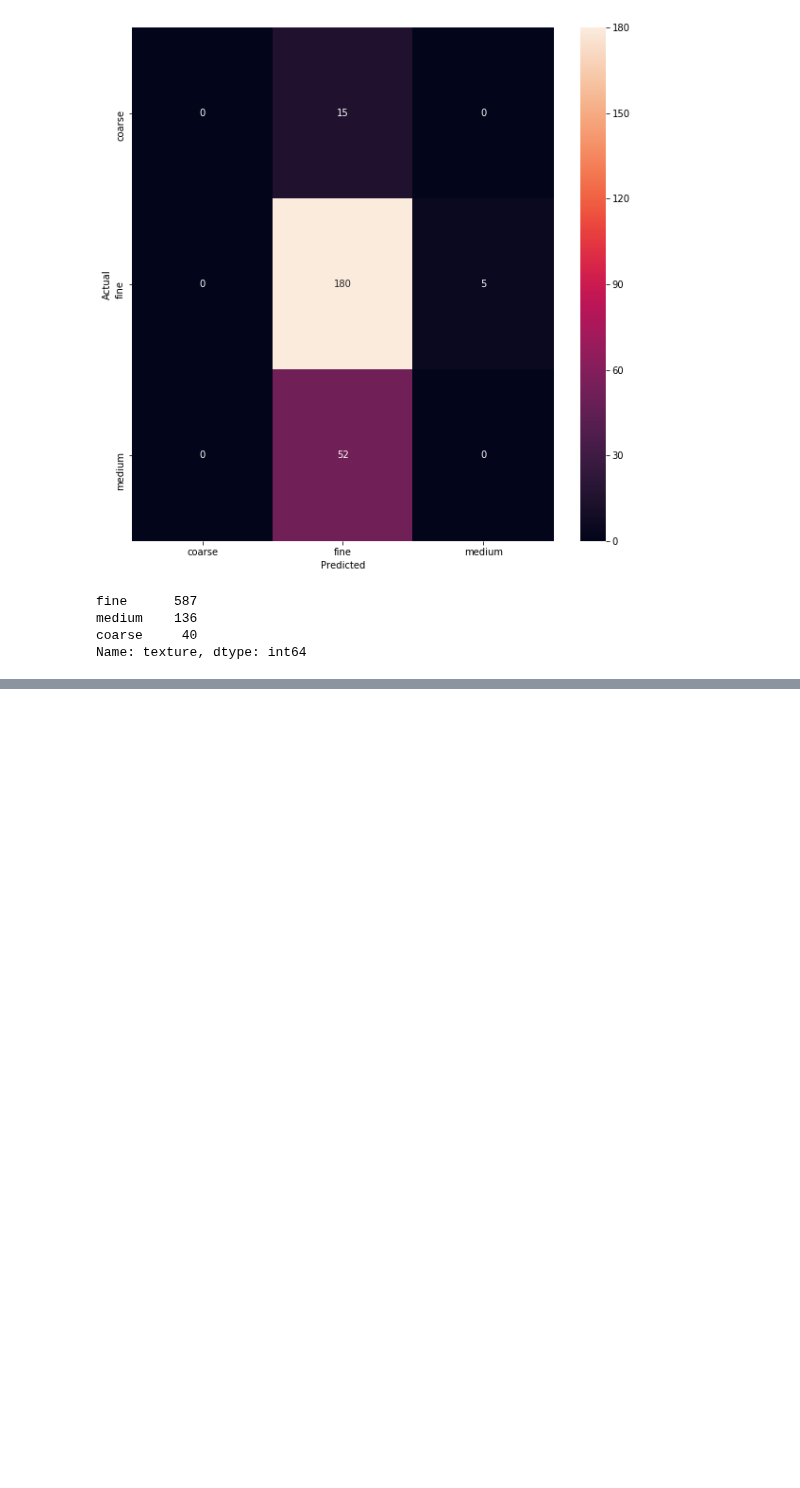
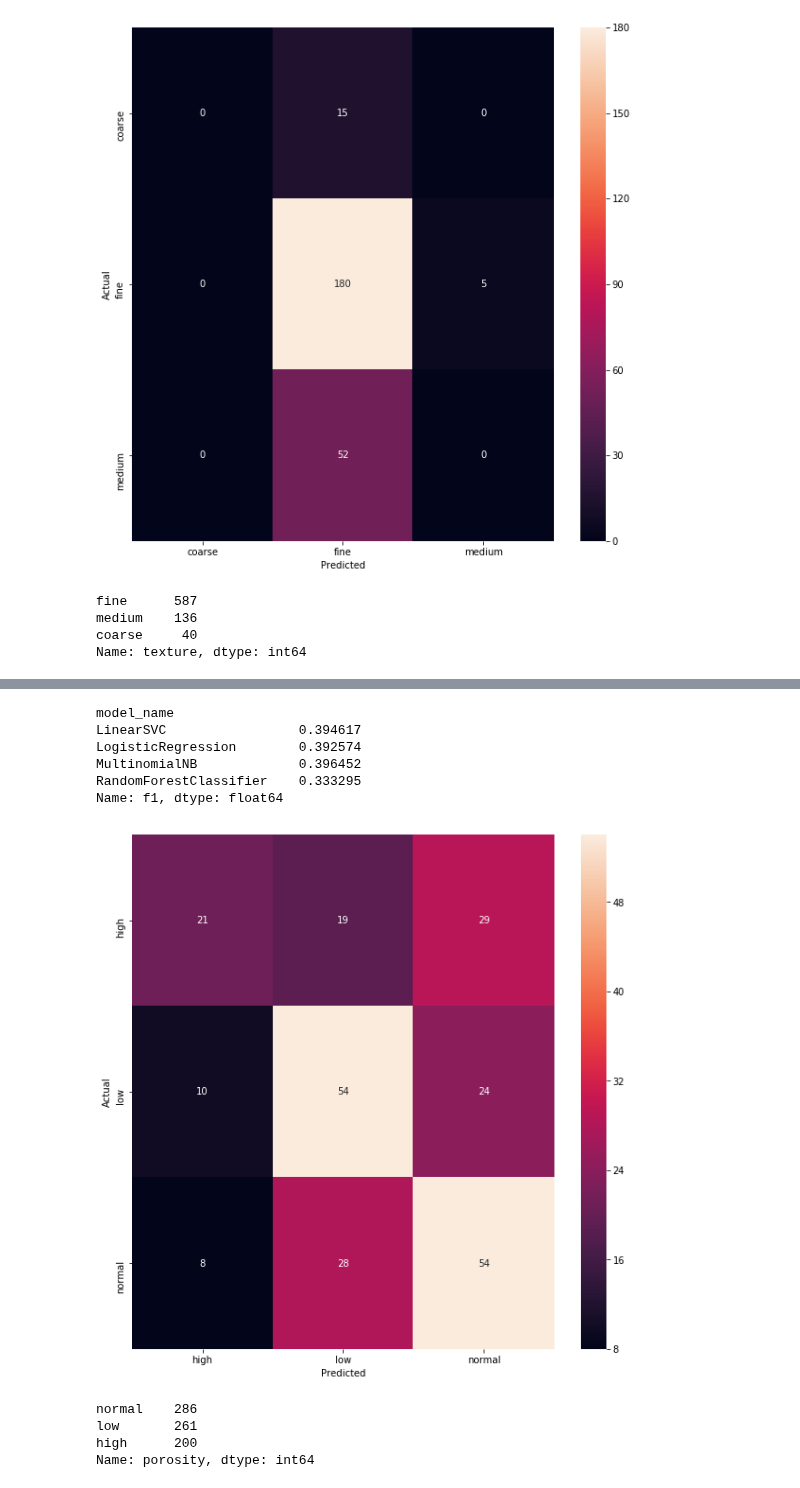
Before and after one commit to 99KHayes/products-for-curlies, a Jupyter notebook: notebooks/03_analysis/20190911-kph-models-on-cleaned-data.ipynb, the cells around one changed output, grey strips where cells are left out. Cells and saved outputs as stored; diff of their text form; code cells hidden in the pictures; blank space fills up the shorter version.

```diff
--- a/notebooks/03_analysis/20190911-kph-models-on-cleaned-data.ipynb
+++ b/notebooks/03_analysis/20190911-kph-models-on-cleaned-data.ipynb
@@ -448,0 +604,6 @@ Name: texture, dtype: int64
+# %%
+
+clean_porosity_products_df['porosity_catagory'] = pd.Categorical(clean_porosity_products_df.porosity)
+clean_porosity_products_df["porosity_catagory"] = clean_porosity_products_df["porosity_catagory"].cat.codes
+print(clean_porosity_products_df.describe())
+clean_porosity_products_df.head()
@@ -448,0 +642,53 @@ Name: texture, dtype: int64
+# %%
+X_train, X_test, y_train, y_test = train_test_split(clean_porosity_products_df['relevant_products'], clean_porosity_products_df['porosity'], random_state = 0)
+count_vect = CountVectorizer()
+X_train_counts = count_vect.fit_transform(X_train)
+features = count_vect.fit_transform(clean_porosity_products_df.relevant_products).toarray()
+labels = clean_porosity_products_df.porosity
+# %%
+from sklearn.metrics import precision_score
+#precision_score(df.actual_label.values, df.predicted_RF.values)
+models = [
+    RandomForestClassifier(n_estimators=200, max_depth=3, random_state=0),
+    LinearSVC(),
+    MultinomialNB(),
+    LogisticRegression(random_state=0)]
+CV = 5
+cv_df = pd.DataFrame(index=range(CV * len(models)))
+entries = []
+for model in models:
+    model_name = model.__class__.__name__
+    #precisions = cross_val_score(model, features, labels, scoring='precision_weighted', cv=CV)
+    f1 = cross_val_score(model, features, labels, scoring='f1_weighted', cv=CV)
+    for fold_idx, f1s in enumerate(f1):
+        entries.append((model_name, fold_idx, f1s))
+cv_df = pd.DataFrame(entries, columns=['model_name', 'fold_idx', 'f1'])
+cv_df.groupby('model_name').f1.mean()
+# %% [output]
+model_name
+LinearSVC                 0.394617
+LogisticRegression        0.392574
+MultinomialNB             0.396452
+RandomForestClassifier    0.333295
+Name: f1, dtype: float64
+# %%
+X_train, X_test, y_train, y_test = train_test_split(features, labels, test_size=0.33, random_state=0)
+model.fit(X_train, y_train)
+y_pred = model.predict(X_test)
+
+conf_mat = confusion_matrix(y_test, y_pred)
+fig, ax = plt.subplots(figsize=(10,10))
+sns.heatmap(conf_mat, annot=True, fmt='d',
+            xticklabels=clean_porosity_products_df.porosity.unique(), yticklabels=clean_porosity_products_df.porosity.unique())
+plt.ylabel('Actual')
+plt.xlabel('Predicted')
+plt.show()
+# %% [output]
+[figure, added]
+# %%
+clean_porosity_products_df.porosity.value_counts()
+# %% [output]
+normal    286
+low       261
+high      200
+Name: porosity, dtype: int64
```
Also changed, not shown: parts of 22 cells of this notebook, 2 other files.
